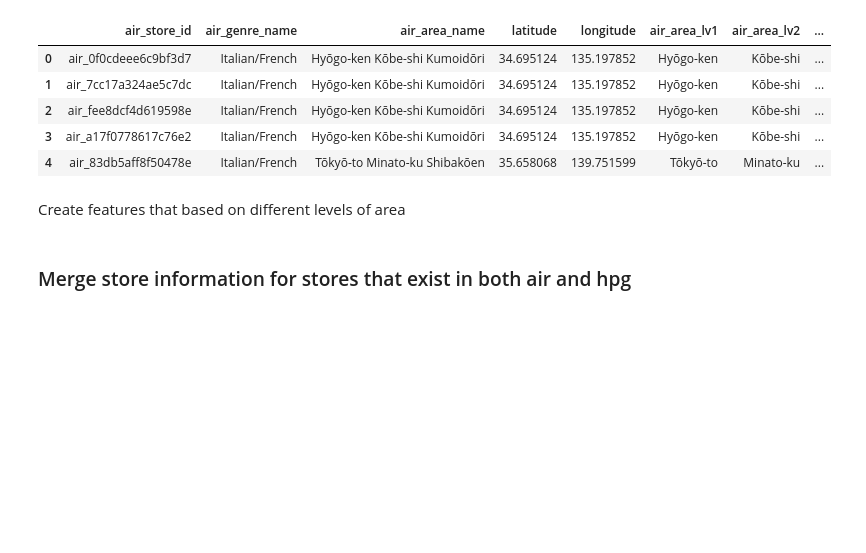
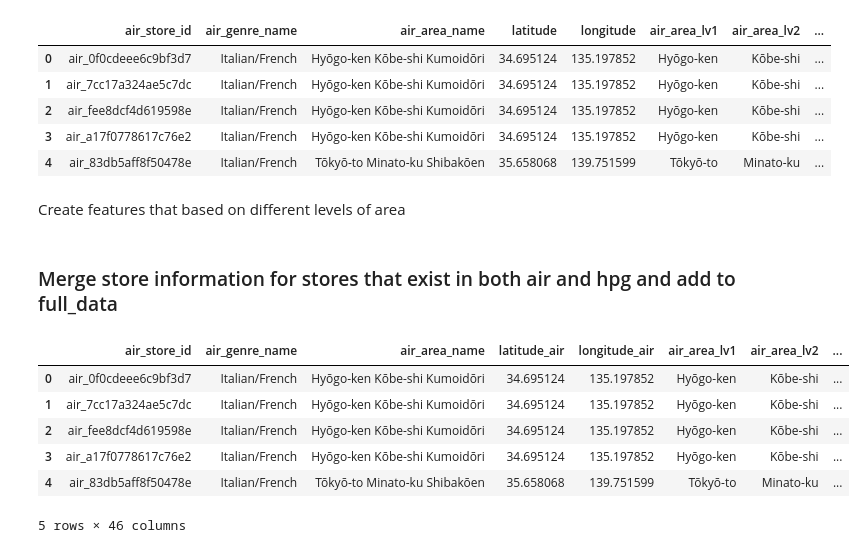
Before and after one commit to JiayuanGuo/Kaggle-RecruitRestaurantVisitorForecasting, a Jupyter notebook: 1.DataPreprocessing.ipynb, the cells around one changed output. Drawn from its saved outputs; the diff is of its cells as text; code cells hidden in the pictures; blank space fills up the shorter version.

```diff
--- a/1.DataPreprocessing.ipynb
+++ b/1.DataPreprocessing.ipynb
@@ -314,4 +308,4 @@ hpg_store_info = pd.merge(hpg_store_info,
                              how='left',
                              on=['hpg_area_lv1','hpg_area_lv2'])
 # %% [markdown]
-### Merge store information for stores that exist in both air and hpg
+### Merge store information for stores that exist in both air and hpg and add to full_data
@@ -318 +319,11 @@ hpg_store_info = pd.merge(hpg_store_info,
+# %%
+air_store_info.head()
+# %% [output]
+|  | air_store_id | air_genre_name | air_area_name | latitude_air | longitude_air | air_area_lv1 | air_area_lv2 | ... |
+| 0 | air_0f0cdeee6c9bf3d7 | Italian/French | Hyōgo-ken Kōbe-shi Kumoidōri | 34.695124 | 135.197852 | Hyōgo-ken | Kōbe-shi | ... |
+| 1 | air_7cc17a324ae5c7dc | Italian/French | Hyōgo-ken Kōbe-shi Kumoidōri | 34.695124 | 135.197852 | Hyōgo-ken | Kōbe-shi | ... |
+| 2 | air_fee8dcf4d619598e | Italian/French | Hyōgo-ken Kōbe-shi Kumoidōri | 34.695124 | 135.197852 | Hyōgo-ken | Kōbe-shi | ... |
+| 3 | air_a17f0778617c76e2 | Italian/French | Hyōgo-ken Kōbe-shi Kumoidōri | 34.695124 | 135.197852 | Hyōgo-ken | Kōbe-shi | ... |
+| 4 | air_83db5aff8f50478e | Italian/French | Tōkyō-to Minato-ku Shibakōen | 35.658068 | 139.751599 | Tōkyō-to | Minato-ku | ... |
+5 rows × 46 columns
 # %%
```
Also changed, not shown: parts of 24 cells of this notebook.
